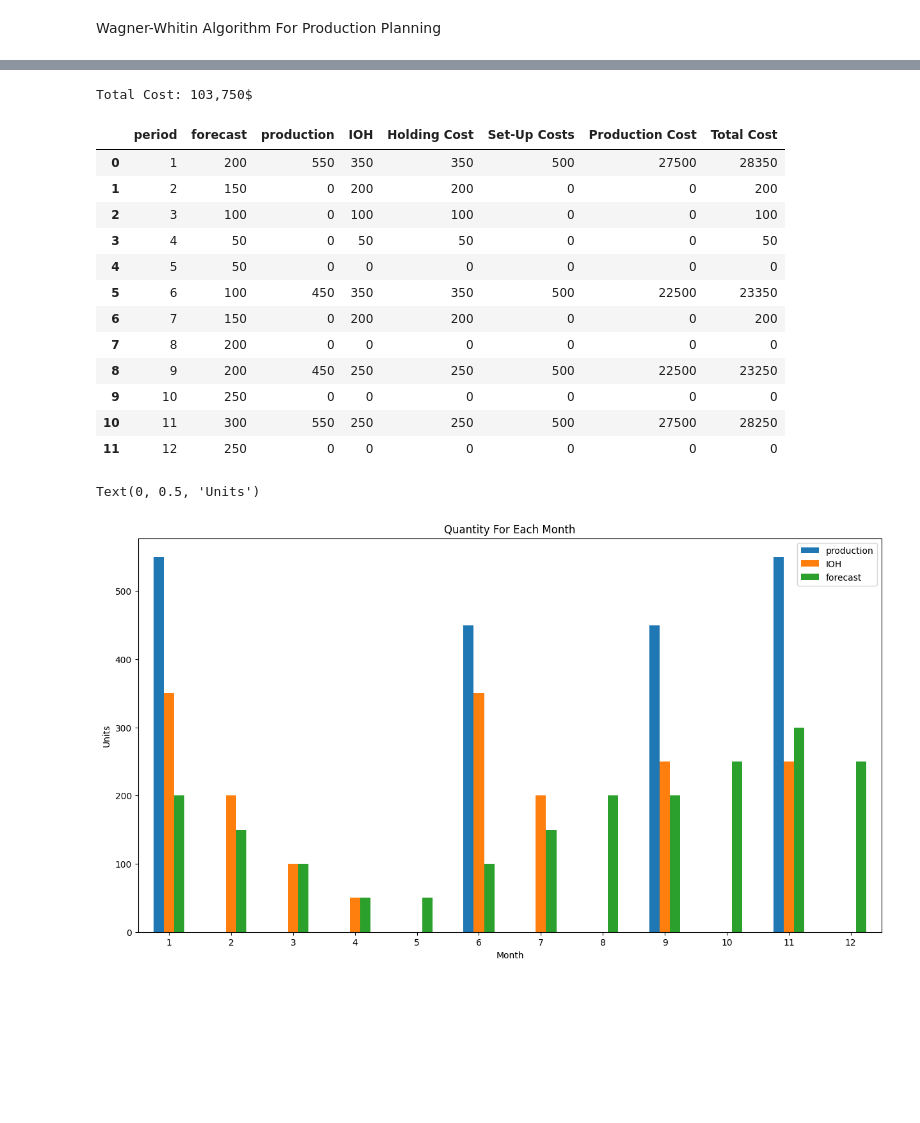
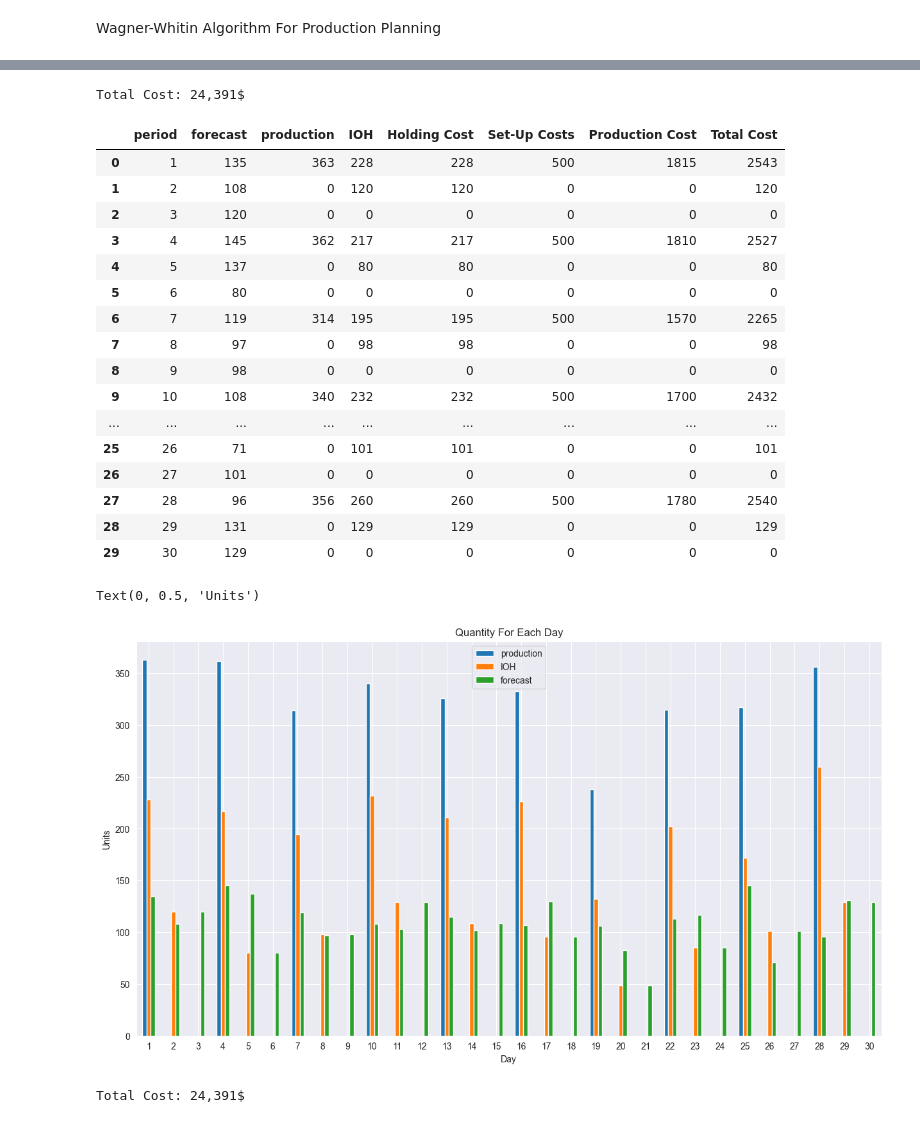
Before and after one commit to mubasshir2306/Supply_Chain_Digital_Twin, a Jupyter notebook: Production Planning/wagner_whitin_production_planning.ipynb, the cells around one changed output, grey strips where cells are left out. Drawn from its saved outputs; the diff is of its cells as text; code cells hidden in the pictures; blank space fills up the shorter version.

```diff
--- a/Production Planning/wagner_whitin_production_planning.ipynb
+++ b/Production Planning/wagner_whitin_production_planning.ipynb
@@ -6,7 +6,7 @@ import pandas as pd
 import matplotlib.pyplot as plt
 # %%
 # forecasts
-data = pd.read_csv('demand_forecasts.csv', sep=";")
+data = pd.read_csv('forecast_500_day.csv', sep=";")
 data
 # %% [output]
 |  | period | forecast |
@@ -60,7 +64,7 @@ for index, row in data_calc.iterrows():
     data_calc.loc[index,'Order {}'.format(order)] = cost
 
 # Order 2
-for order in range(2, 13):
+for order in range(2, 31):
     for index, row in data_calc.iterrows():
         current_month = data_calc.loc[index,'period']
         if current_month >= order:
@@ -95,6 +104,6 @@ data_calc
 # %%
 costs, initials, nexts, quantities = [], [], [], []
-i = 12
+i = 30
 while i>1:
     # Order with the minimum cost
     initial_step = i
@@ -154,25 +169,33 @@ Total = results_final['Total Cost'].sum()
 print("Total Cost: {:,}$".format(Total))
 results_final
 # %% [output]
-Total Cost: 103,750$
+Total Cost: 24,391$
 |  | period | forecast | production | IOH | Holding Cost | Set-Up Costs | Production Cost | Total Cost |
-| 0 | 1 | 200 | 550 | 350 | 350 | 500 | 27500 | 28350 |
-| 1 | 2 | 150 | 0 | 200 | 200 | 0 | 0 | 200 |
-| 2 | 3 | 100 | 0 | 100 | 100 | 0 | 0 | 100 |
-| 3 | 4 | 50 | 0 | 50 | 50 | 0 | 0 | 50 |
-| 4 | 5 | 50 | 0 | 0 | 0 | 0 | 0 | 0 |
-| 5 | 6 | 100 | 450 | 350 | 350 | 500 | 22500 | 23350 |
-| 6 | 7 | 150 | 0 | 200 | 200 | 0 | 0 | 200 |
-| 7 | 8 | 200 | 0 | 0 | 0 | 0 | 0 | 0 |
-| 8 | 9 | 200 | 450 | 250 | 250 | 500 | 22500 | 23250 |
-| 9 | 10 | 250 | 0 | 0 | 0 | 0 | 0 | 0 |
-| 10 | 11 | 300 | 550 | 250 | 250 | 500 | 27500 | 28250 |
-| 11 | 12 | 250 | 0 | 0 | 0 | 0 | 0 | 0 |
+| 0 | 1 | 135 | 363 | 228 | 228 | 500 | 1815 | 2543 |
+| 1 | 2 | 108 | 0 | 120 | 120 | 0 | 0 | 120 |
+| 2 | 3 | 120 | 0 | 0 | 0 | 0 | 0 | 0 |
+| 3 | 4 | 145 | 362 | 217 | 217 | 500 | 1810 | 2527 |
+| 4 | 5 | 137 | 0 | 80 | 80 | 0 | 0 | 80 |
+| 5 | 6 | 80 | 0 | 0 | 0 | 0 | 0 | 0 |
+| 6 | 7 | 119 | 314 | 195 | 195 | 500 | 1570 | 2265 |
+| 7 | 8 | 97 | 0 | 98 | 98 | 0 | 0 | 98 |
+| 8 | 9 | 98 | 0 | 0 | 0 | 0 | 0 | 0 |
+| 9 | 10 | 108 | 340 | 232 | 232 | 500 | 1700 | 2432 |
+| ... | ... | ... | ... | ... | ... | ... | ... | ... |
+| 25 | 26 | 71 | 0 | 101 | 101 | 0 | 0 | 101 |
+| 26 | 27 | 101 | 0 | 0 | 0 | 0 | 0 | 0 |
+| 27 | 28 | 96 | 356 | 260 | 260 | 500 | 1780 | 2540 |
+| 28 | 29 | 131 | 0 | 129 | 129 | 0 | 0 | 129 |
+| 29 | 30 | 129 | 0 | 0 | 0 | 0 | 0 | 0 |
 # %%
 results_final.plot.bar(x = 'period', y = ['production', 'IOH', 'forecast'], rot = 360, figsize=(15, 8))
-plt.title("Quantity For Each Month")
-plt.xlabel("Month")
+plt.title("Quantity For Each Day")
+plt.xlabel("Day")
 plt.ylabel("Units")
 # %% [output]
 Text(0, 0.5, 'Units')
-[figure, old version]
+[figure, new version]
+# %%
+print("Total Cost: {:,}$".format(round(Total)))
+# %% [output]
+Total Cost: 24,391$
```
Also changed, not shown: parts of 4 cells of this notebook, 14 other files.
